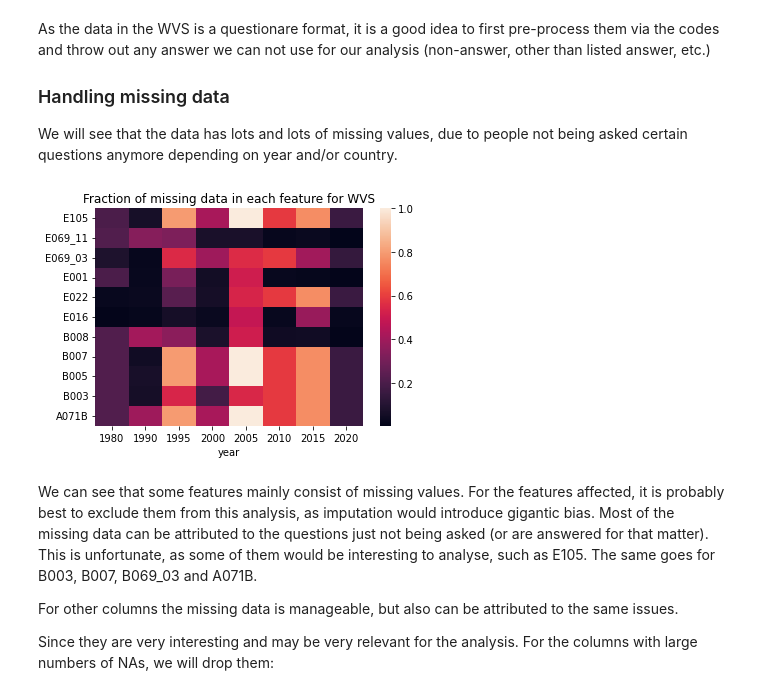
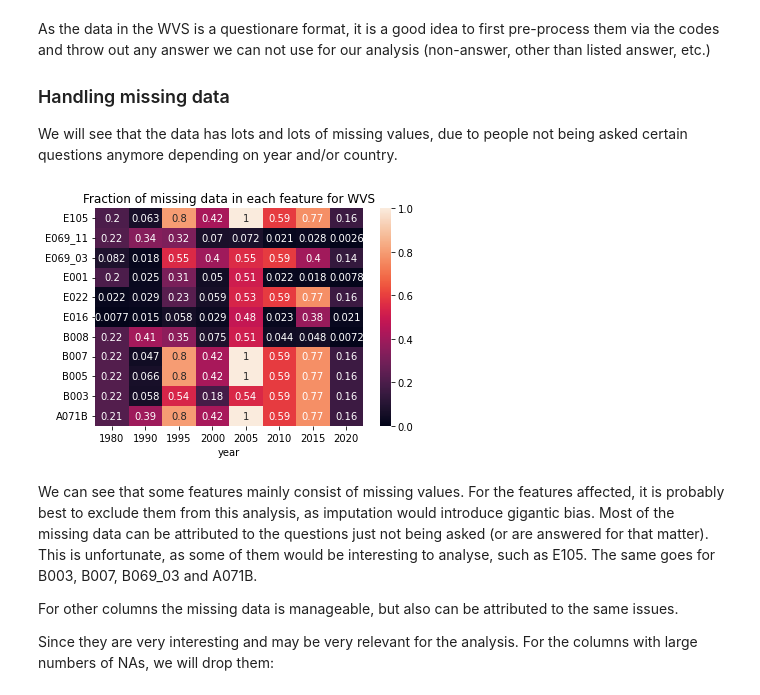
Before and after one commit to Molybdenum42/DOPP_Exercise3, a Jupyter notebook: Characteristic_of_Nuclear_Countries.ipynb, the cells around one changed output. Cells and saved outputs as stored; diff of their text form; code cells hidden in the pictures.

```diff
--- a/Characteristic_of_Nuclear_Countries.ipynb
+++ b/Characteristic_of_Nuclear_Countries.ipynb
@@ -97,11 +97,11 @@ anymore depending on year and/or country.
 # %%
 wvs_interesting = df.loc[:, relevant_nuclear_features + ['country', 'year']]
 missing_by_interval = df[relevant_nuclear_features].applymap(lambda x: x if x > 0 else np.nan).isna().groupby(df.year)
 non_responses = (missing_by_interval.sum() / missing_by_interval.count().max()).T
-miss_ax = sns.heatmap(non_responses)
+miss_ax = sns.heatmap(non_responses, annot=True, vmin=0, vmax=1)
 miss_ax.set_title("Fraction of missing data in each feature for WVS");
 # %% [output]
-[figure, old version]
+[figure, new version]
 # %% [markdown]
 We can see that some features mainly consist of missing values.
 For the features affected, it is probably best to exclude them from this analysis, as imputation would
```
Also changed, not shown: parts of 28 cells of this notebook.
